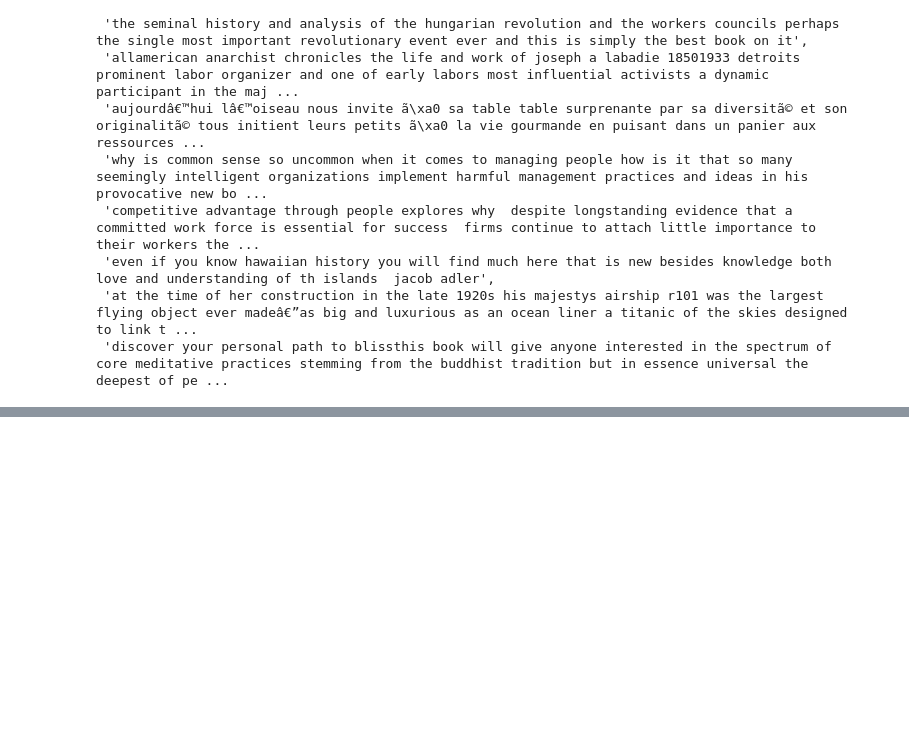
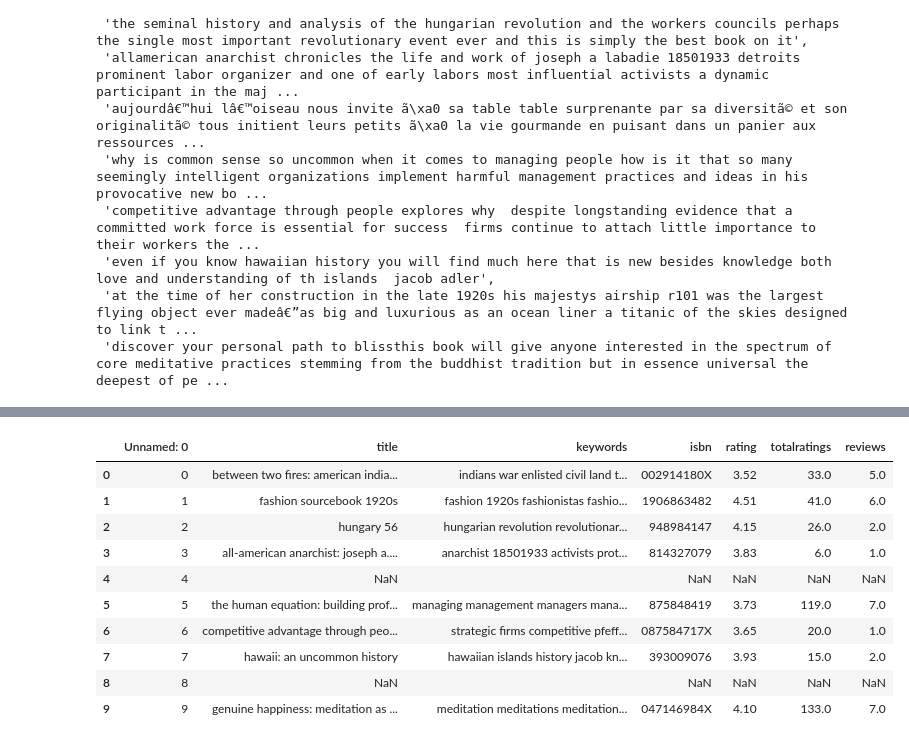
Before and after one commit to M-Awwab-Khan/personalized-book-recommender, a Jupyter notebook: personlized-book-recommender.ipynb, the cells around one changed output, grey strips where cells are left out. Drawn from its saved outputs; the diff is of its cells as text; code cells hidden in the pictures; blank space fills up the shorter version.

Commit message:
Kaggle Notebook | personlized-book-recommender | Version 3

```diff
--- a/personlized-book-recommender.ipynb
+++ b/personlized-book-recommender.ipynb
@@ -302,12 +289,27 @@ books.loc[books.genre == 'nan'] = ''
 # %%
-books.keywords = books.keywords + ' ' + books.genre
+# books.keywords = books.keywords + ' ' + books.genre
 # %%
-books.keywords = books.keywords + " " + books.author
+# books.keywords = books.keywords + " " + books.author
 # %%
-books.loc[books.book_series_info.isnull(), 'book_series_info'] = ''
+# books.loc[books.book_series_info.isnull(), 'book_series_info'] = ''
 # %%
-books.keywords = books.keywords + " " + books.book_series_info
+# books.keywords = books.keywords + " " + books.book_series_info
 # %%
 books_filtered = books[['title', 'keywords', 'isbn', 'rating', 'totalratings', 'reviews']]
 # %%
 books_filtered.to_csv('books_preprocessed.csv')
+# %%
+books_processed = books[['title', 'genre', '']]
+books_processed.head(10)
+# %% [output]
+|  | Unnamed: 0 | title | keywords | isbn | rating | totalratings | reviews |
+| 0 | 0 | between two fires: american india... | indians war enlisted civil land t... | 002914180X | 3.52 | 33.0 | 5.0 |
+| 1 | 1 | fashion sourcebook 1920s | fashion 1920s fashionistas fashio... | 1906863482 | 4.51 | 41.0 | 6.0 |
+| 2 | 2 | hungary 56 | hungarian revolution revolutionar... | 948984147 | 4.15 | 26.0 | 2.0 |
+| 3 | 3 | all-american anarchist: joseph a.... | anarchist 18501933 activists prot... | 814327079 | 3.83 | 6.0 | 1.0 |
+| 4 | 4 | NaN |  | NaN | NaN | NaN | NaN |
+| 5 | 5 | the human equation: building prof... | managing management managers mana... | 875848419 | 3.73 | 119.0 | 7.0 |
+| 6 | 6 | competitive advantage through peo... | strategic firms competitive pfeff... | 087584717X | 3.65 | 20.0 | 1.0 |
+| 7 | 7 | hawaii: an uncommon history | hawaiian islands history jacob kn... | 393009076 | 3.93 | 15.0 | 2.0 |
+| 8 | 8 | NaN |  | NaN | NaN | NaN | NaN |
+| 9 | 9 | genuine happiness: meditation as ... | meditation meditations meditation... | 047146984X | 4.10 | 133.0 | 7.0 |
```
Also changed, not shown: parts of 16 cells of this notebook.
